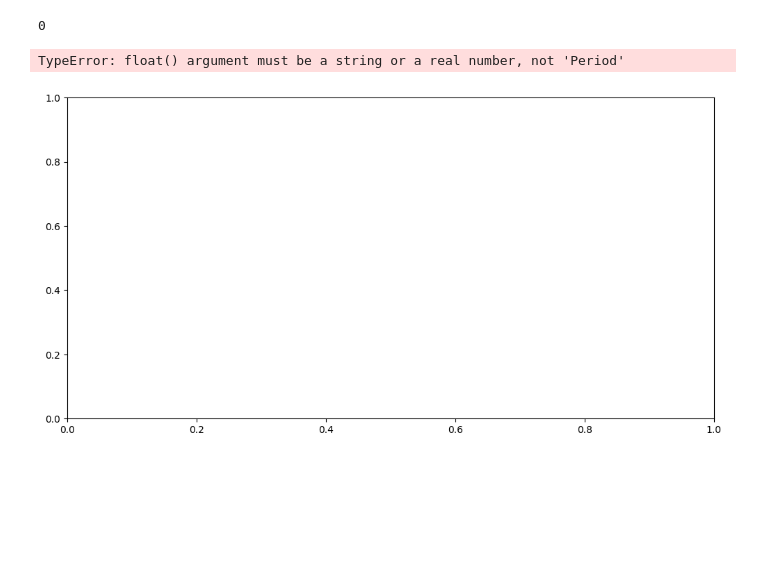
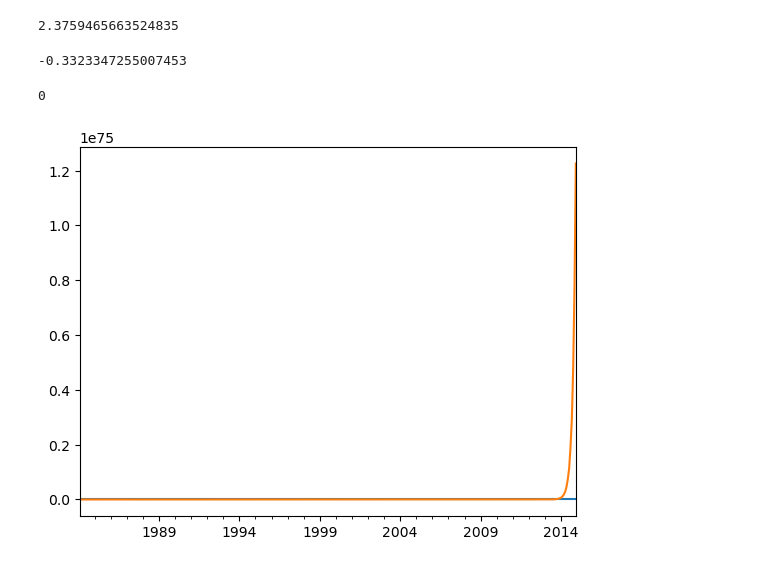
Before and after one commit to jonathoneco/bem114, a Jupyter notebook: Set3/problem12.ipynb, the cells around one changed output. Drawn from its saved outputs; the diff is of its cells as text; code cells hidden in the pictures; blank space fills up the shorter version.

```diff
--- a/Set3/problem12.ipynb
+++ b/Set3/problem12.ipynb
@@ -112,6 +119,12 @@ for portfolio in portfolios:
 # %%
 import pandas_datareader as pdr
 
-ff3 = pdr.get_data_famafrench('F-F_Research_Data_Factors', start='1984-02', end='2019-11')[0]
-ff5 = pdr.get_data_famafrench('F-F_Research_Data_5_Factors_2x3', start='1984-02', end='2019-11')[0]
+for portfolio in portfolios:
+    portfolios[portfolio] = portfolios[portfolio][portfolios[portfolio].index <= '2018-12-31']
+
+ff3 = pdr.get_data_famafrench('F-F_Research_Data_Factors', start='1984-02', end='2018-12')[0]
+ff5 = pdr.get_data_famafrench('F-F_Research_Data_5_Factors_2x3', start='1984-02', end='2018-12')[0]
 ff3 = ff3.loc[portfolios['equal'].index, :]
+ff5 = ff5.loc[portfolios['equal'].index, :]
+ff3 = ff3 / 100
+ff5 = ff5 / 100
@@ -198,28 +227,38 @@ Df Residuals:                     382   BIC:                             529.7
 
 Notes:
 [1] Standard Errors assume that the covariance matrix of the errors is correctly specified.
+# %%
+portfolios['equal']['return'].max()
+# %% [output]
+2.3759465663524835
+# %%
+portfolios['value']['return'].min()
+# %% [output]
+-0.3323347255007453
 # %%
 import matplotlib.pyplot as plt
+
 
 def plot_cumulative_returns(portfolio_returns, capm_model, ff3):
     expected_returns = capm_model.predict(add_constant(ff3['Mkt-RF'].loc[portfolio_returns.index])) + ff3['RF'].loc[portfolio_returns.index]
     cum_portfolio_returns = (1 + portfolio_returns).cumprod()
+    cum_portfolio_returns.plot()
     cum_expected_returns = (1 + expected_returns).cumprod()
+    cum_expected_returns.plot()
 
-    plt.figure(figsize=(12, 6))
-    plt.plot(cum_portfolio_returns, label='Value-weighted Portfolio')
-    plt.plot(cum_expected_returns, label='CAPM-Implied Expected Portfolio Returns')
-    plt.xlabel('Year')
-    plt.ylabel('Cumulative Returns')
-    plt.legend()
-    plt.show()
+    # plt.figure(figsize=(12, 6))
+    # plt.plot(cum_portfolio_returns, label='Value-weighted Portfolio')
+    # plt.plot(cum_expected_returns, label='CAPM-Implied Expected Portfolio Returns')
+    # plt.xlabel('Year')
+    # plt.ylabel('Cumulative Returns')
+    # plt.legend()
+    # plt.show()
 
 capm_model_value_weighted, _, _, _ = estimate_models(portfolios['value']['return'], ff3, ff5)
 plot_cumulative_returns(portfolios['value']['return'], capm_model_value_weighted, ff3)
 # %% [output]
 0
-TypeError: float() argument must be a string or a real number, not 'Period'
-[figure, old version]
+[figure, new version]
 # %%
 def estimate_carhart_subsamples(portfolio_returns, ff3, ff5, date_split):
     pre_returns = portfolio_returns.loc[:date_split]
```
Also changed, not shown: parts of 6 cells of this notebook.
